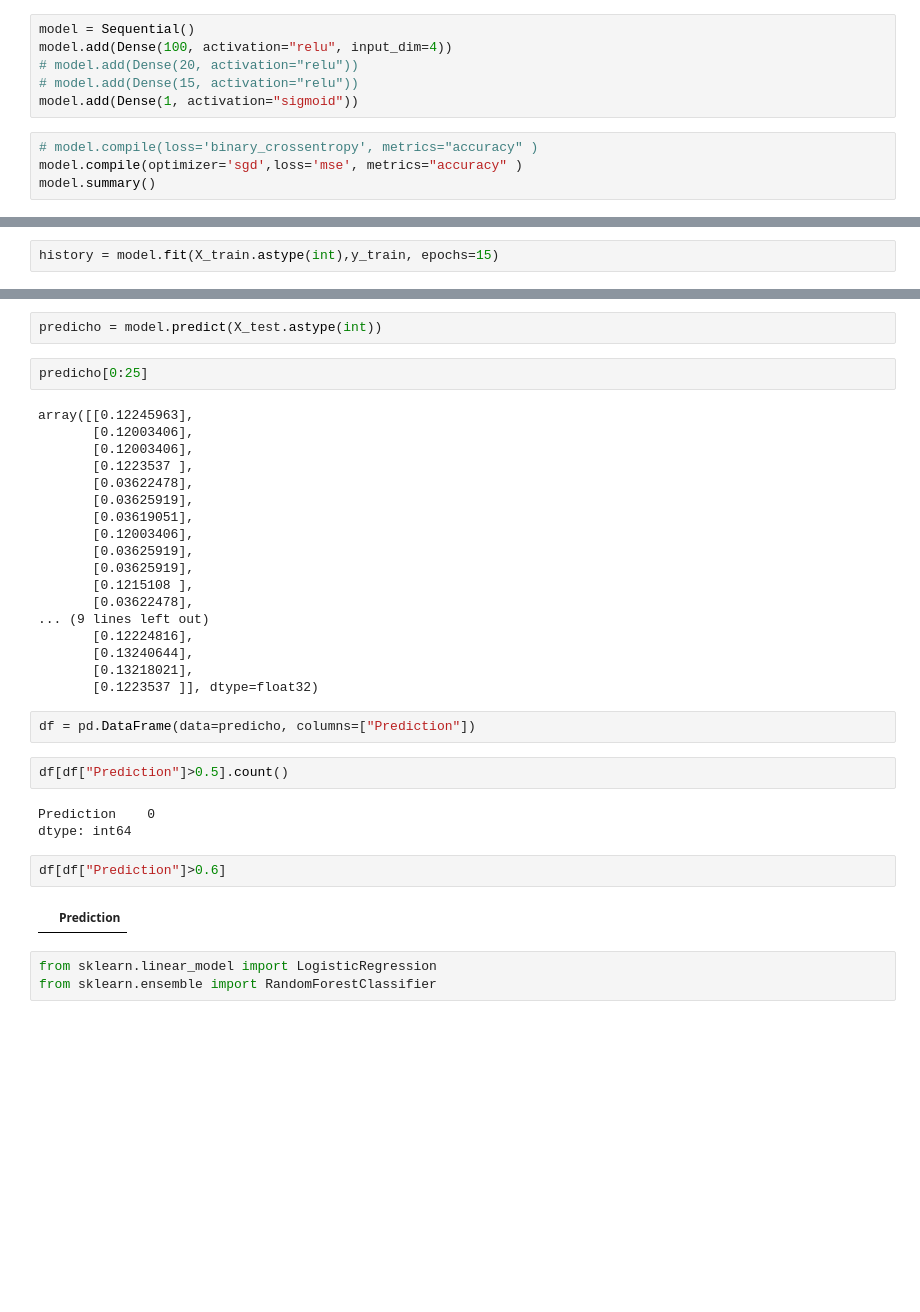
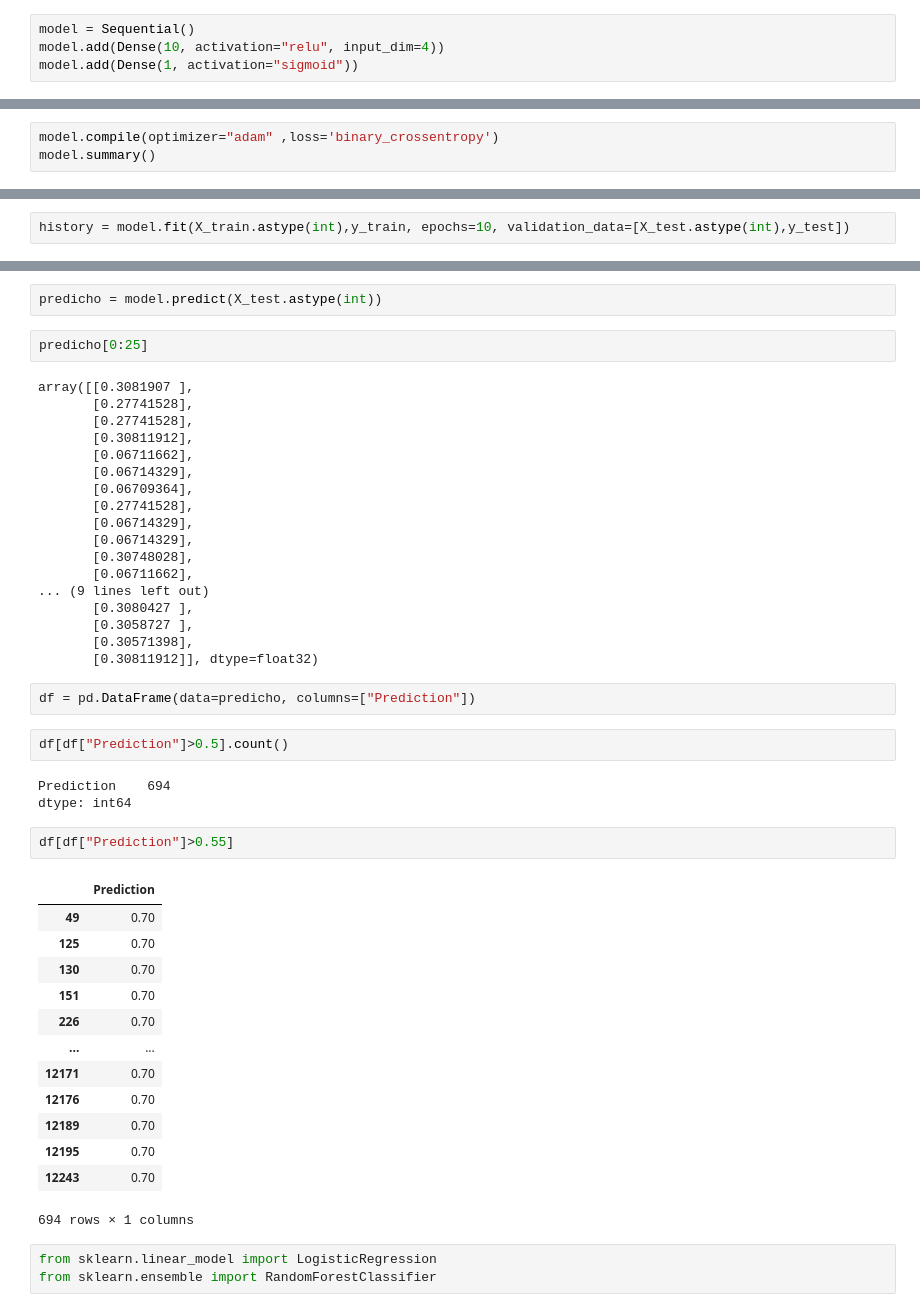
Before and after one commit to julianmelero/twitter-ai, a Jupyter notebook: Analysis/clasification.ipynb, the cells around one changed output, grey strips where cells are left out. Saved outputs shown, nothing was run; the diff lists cells and outputs as text; blank space fills up the shorter version.

Commit message:
Change Keras model

```diff
--- a/Analysis/clasification.ipynb
+++ b/Analysis/clasification.ipynb
@@ -333,11 +336,5 @@ import tensorflow as tf
 tf.random.set_seed = 25
 # %%
 model = Sequential()
-model.add(Dense(100, activation="relu", input_dim=4))
-# model.add(Dense(20, activation="relu"))
-# model.add(Dense(15, activation="relu"))
+model.add(Dense(10, activation="relu", input_dim=4))
 model.add(Dense(1, activation="sigmoid"))
-# %%
-# model.compile(loss='binary_crossentropy', metrics="accuracy" )
-model.compile(optimizer='sgd',loss='mse', metrics="accuracy" )
-model.summary()
@@ -357,0 +341,3 @@ _________________________________________________________________
+# %%
+model.compile(optimizer="adam" ,loss='binary_crossentropy')
+model.summary()
@@ -358,3 +358,3 @@ _________________________________________________________________
 # %%
-history = model.fit(X_train.astype(int),y_train, epochs=15)
+history = model.fit(X_train.astype(int),y_train, epochs=10, validation_data=[X_test.astype(int),y_test])
 # %% [output]
@@ -398,34 +403,46 @@ predicho = model.predict(X_test.astype(int))
 # %%
 predicho[0:25]
 # %% [output]
-array([[0.12245963],
-       [0.12003406],
-       [0.12003406],
-       [0.1223537 ],
-       [0.03622478],
-       [0.03625919],
-       [0.03619051],
-       [0.12003406],
-       [0.03625919],
-       [0.03625919],
-       [0.1215108 ],
-       [0.03622478],
+array([[0.3081907 ],
+       [0.27741528],
+       [0.27741528],
+       [0.30811912],
+       [0.06711662],
+       [0.06714329],
+       [0.06709364],
+       [0.27741528],
+       [0.06714329],
+       [0.06714329],
+       [0.30748028],
+       [0.06711662],
 ... (9 lines left out)
-       [0.12224816],
-       [0.13240644],
-       [0.13218021],
-       [0.1223537 ]], dtype=float32)
+       [0.3080427 ],
+       [0.3058727 ],
+       [0.30571398],
+       [0.30811912]], dtype=float32)
 # %%
 df = pd.DataFrame(data=predicho, columns=["Prediction"])
 # %%
 df[df["Prediction"]>0.5].count()
 # %% [output]
-Prediction    0
+Prediction    694
 dtype: int64
 # %%
-df[df["Prediction"]>0.6]
+df[df["Prediction"]>0.55]
 # %% [output]
 |  | Prediction |
+| 49 | 0.70 |
+| 125 | 0.70 |
+| 130 | 0.70 |
+| 151 | 0.70 |
+| 226 | 0.70 |
+| ... | ... |
+| 12171 | 0.70 |
+| 12176 | 0.70 |
+| 12189 | 0.70 |
+| 12195 | 0.70 |
+| 12243 | 0.70 |
+694 rows × 1 columns
 # %%
 from sklearn.linear_model import LogisticRegression
 from sklearn.ensemble import RandomForestClassifier
```
Also changed, not shown: parts of 7 cells of this notebook.
